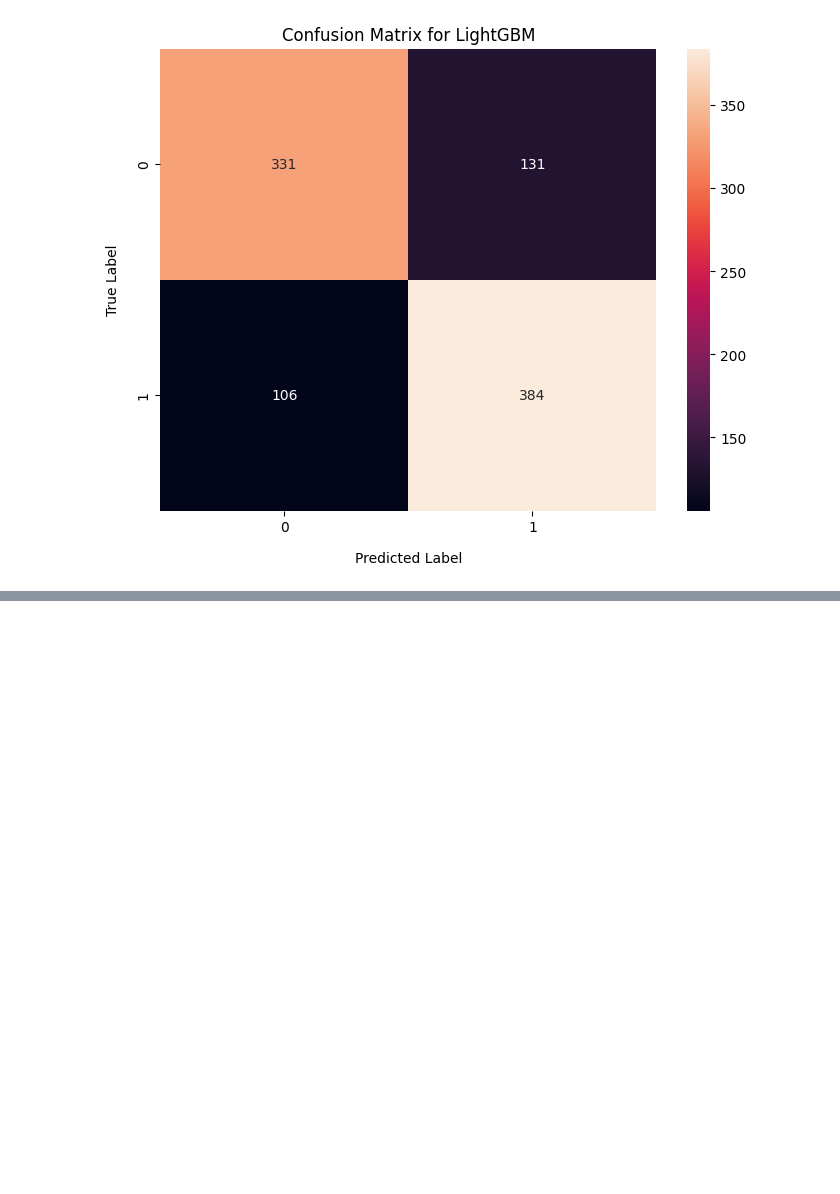
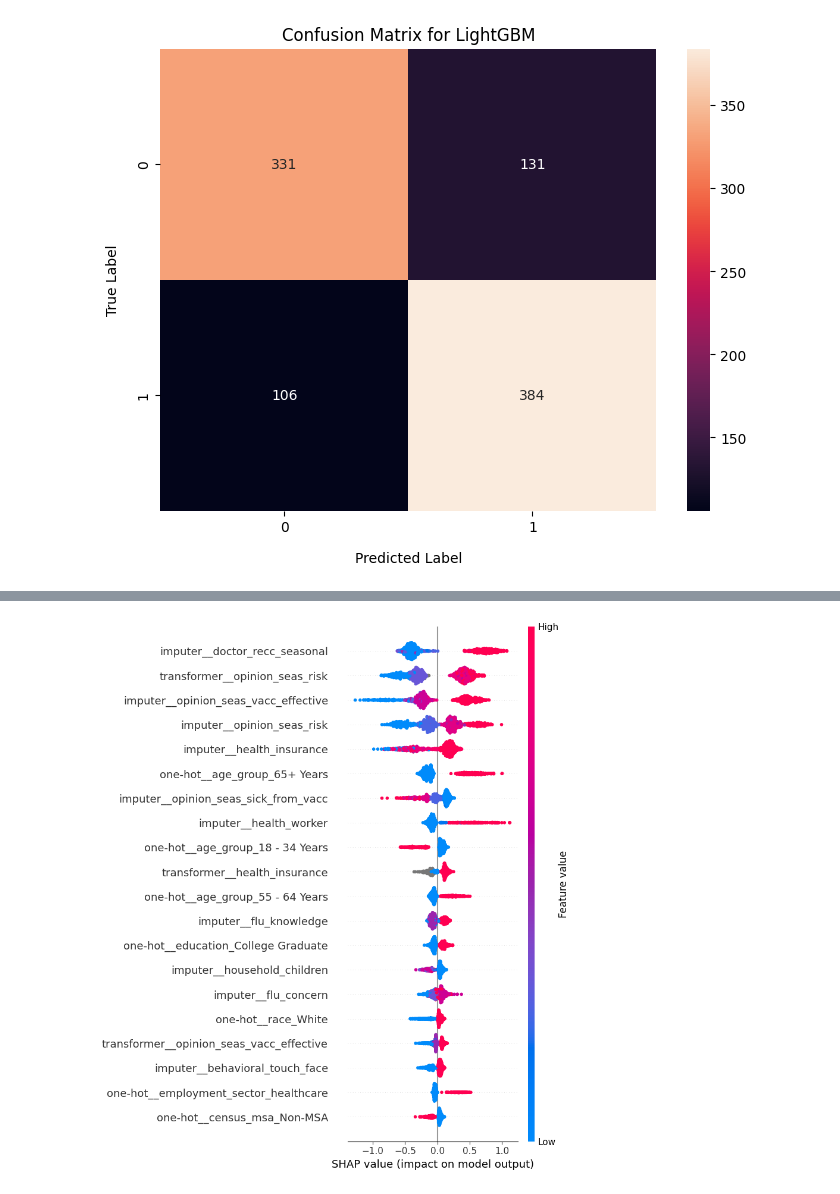
Before and after one commit to Hertfordshire-Data-Science-Hackathon/Group-F-RMDS-Hackathon, a Jupyter notebook: Group_F_LightGBM_DT.ipynb, the cells around one changed output, grey strips where cells are left out. Cells and saved outputs as stored; diff of their text form; code cells hidden in the pictures; blank space fills up the shorter version.

```diff
--- a/Group_F_LightGBM_DT.ipynb
+++ b/Group_F_LightGBM_DT.ipynb
@@ -299,0 +328,4 @@ LGBMClassifier(feature_fraction=0.9, learning_rate=0.01, max_depth=5,
+# %%
+shap.summary_plot(shap_values, X_test_processed_df)
+# %% [output]
+[figure, added]
```
Also changed, not shown: parts of 6 cells of this notebook.
